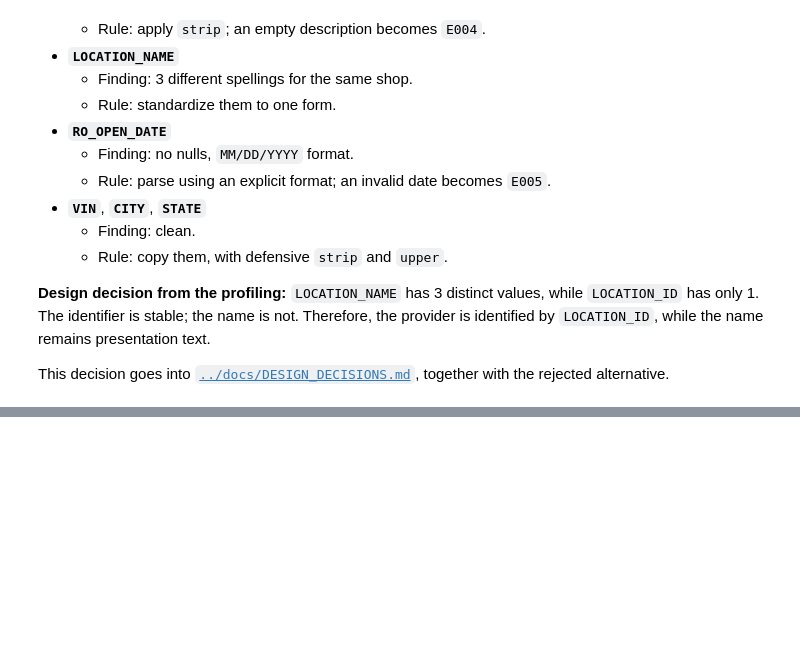
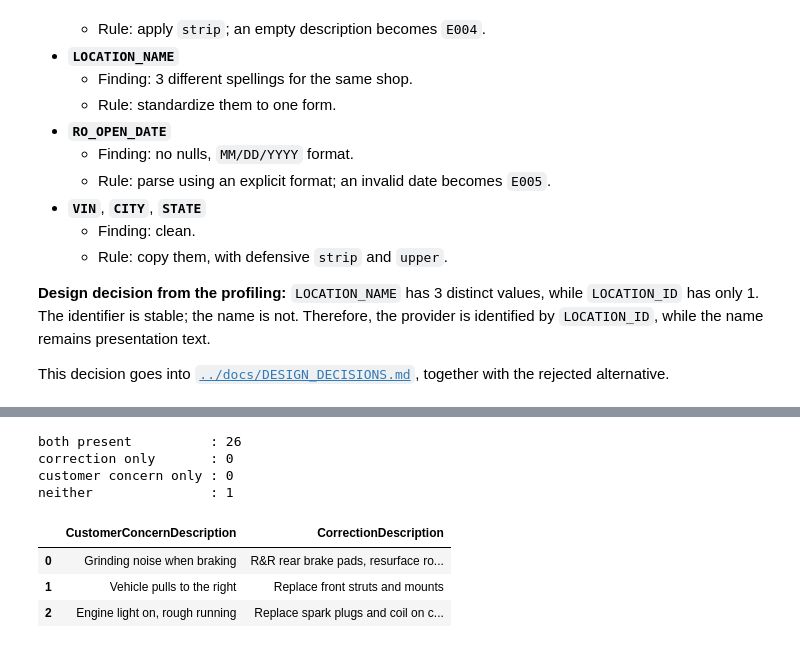
Before and after one commit to renteria-luis/automotive-data-mapper, a Jupyter notebook: notebooks/01_sources.ipynb, the cells around one changed output, grey strips where cells are left out. Drawn from its saved outputs; the diff is of its cells as text; code cells hidden in the pictures; blank space fills up the shorter version.

```diff
--- a/notebooks/01_sources.ipynb
+++ b/notebooks/01_sources.ipynb
@@ -311,0 +600,19 @@ This decision goes into [`../docs/DESIGN_DECISIONS.md`](../docs/DESIGN_DECISIONS
+# %%
+correction = dealer_b_raw['CorrectionDescription']
+concern = dealer_b_raw['CustomerConcernDescription']
+
+print('both present          :', int((correction.notna() & concern.notna()).sum()))
+print('correction only       :', int((correction.notna() & concern.isna()).sum()))
+print('customer concern only :', int((correction.isna() & concern.notna()).sum()))
+print('neither               :', int((correction.isna() & concern.isna()).sum()))
+
+dealer_b_raw.loc[correction.notna() & concern.notna(), ['CustomerConcernDescription', 'CorrectionDescription']].head(3)
+# %% [output]
+both present          : 26
+correction only       : 0
+customer concern only : 0
+neither               : 1
+|  | CustomerConcernDescription | CorrectionDescription |
+| 0 | Grinding noise when braking | R&R rear brake pads, resurface ro... |
+| 1 | Vehicle pulls to the right | Replace front struts and mounts |
+| 2 | Engine light on, rough running | Replace spark plugs and coil on c... |
```
Also changed, not shown: parts of 25 cells of this notebook.
